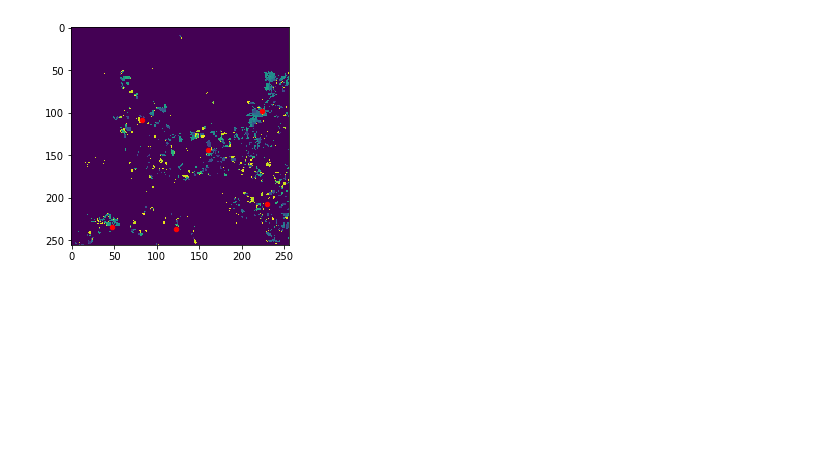
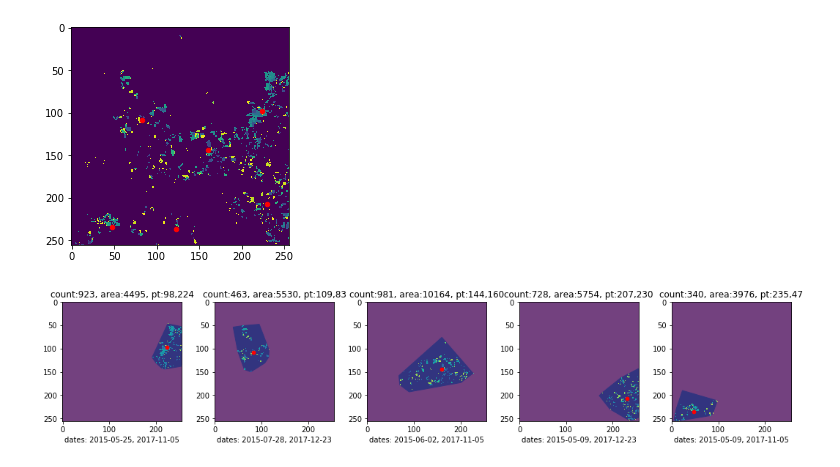
Before and after one commit to neerjad/glad_clusters, a Jupyter notebook: nb_archive/ClusteringParameters.ipynb, the cells around one changed output. Drawn from its saved outputs; the diff is of its cells as text; code cells hidden in the pictures; blank space fills up the shorter version.

```diff
--- a/nb_archive/ClusteringParameters.ipynb
+++ b/nb_archive/ClusteringParameters.ipynb
@@ -129,3 +133,7 @@ TOTAL COUNT: 3512
 TOTAL AREA: 32074
 DATES: 2015-05-09 to 2017-12-23
 [figure]
+# %%
+view15.clusters(start=208,end=213,convex_hull=True)
+# %% [output]
+[figure, added]
```
Also changed, not shown: parts of 1 cell of this notebook, 1 other file.
